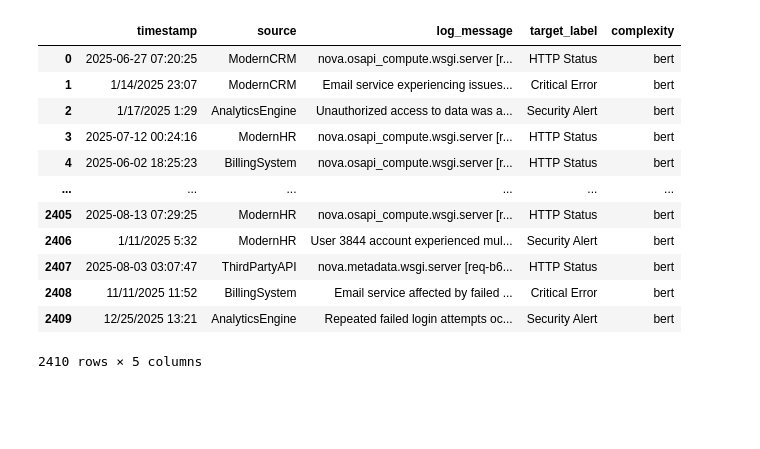
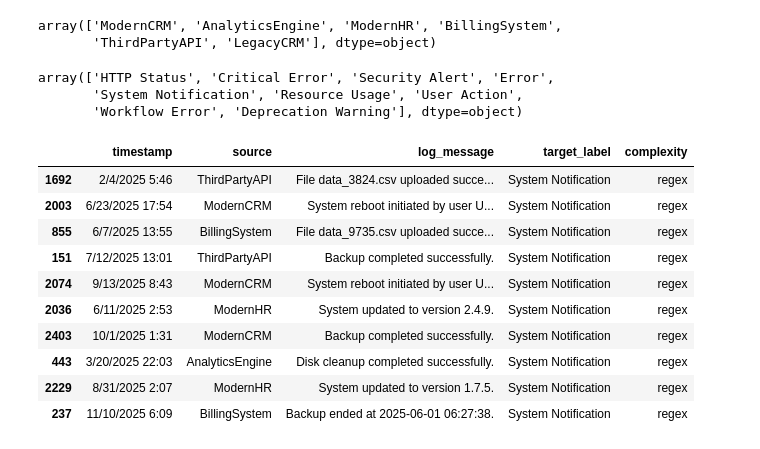
Before and after one commit to vanix056/Log-classification-system, a Jupyter notebook: training/training.ipynb, the cells around one changed output. Cells and saved outputs as stored; diff of their text form; code cells hidden in the pictures; blank space fills up the shorter version.

```diff
--- a/training/training.ipynb
+++ b/training/training.ipynb
@@ -3,17 +13,25 @@ import pandas as pd
-# %%
-df=pd.read_csv('dataset/synthetic_logs.csv')
-df
-# %% [output]
-|  | timestamp | source | log_message | target_label | complexity |
-| 0 | 2025-06-27 07:20:25 | ModernCRM | nova.osapi_compute.wsgi.server [r... | HTTP Status | bert |
-| 1 | 1/14/2025 23:07 | ModernCRM | Email service experiencing issues... | Critical Error | bert |
-| 2 | 1/17/2025 1:29 | AnalyticsEngine | Unauthorized access to data was a... | Security Alert | bert |
-| 3 | 2025-07-12 00:24:16 | ModernHR | nova.osapi_compute.wsgi.server [r... | HTTP Status | bert |
-| 4 | 2025-06-02 18:25:23 | BillingSystem | nova.osapi_compute.wsgi.server [r... | HTTP Status | bert |
-| ... | ... | ... | ... | ... | ... |
-| 2405 | 2025-08-13 07:29:25 | ModernHR | nova.osapi_compute.wsgi.server [r... | HTTP Status | bert |
-| 2406 | 1/11/2025 5:32 | ModernHR | User 3844 account experienced mul... | Security Alert | bert |
-| 2407 | 2025-08-03 03:07:47 | ThirdPartyAPI | nova.metadata.wsgi.server [req-b6... | HTTP Status | bert |
-| 2408 | 11/11/2025 11:52 | BillingSystem | Email service affected by failed ... | Critical Error | bert |
-| 2409 | 12/25/2025 13:21 | AnalyticsEngine | Repeated failed login attempts oc... | Security Alert | bert |
-2410 rows × 5 columns
+# %%
+df.source.unique()
+# %% [output]
+array(['ModernCRM', 'AnalyticsEngine', 'ModernHR', 'BillingSystem',
+       'ThirdPartyAPI', 'LegacyCRM'], dtype=object)
+# %%
+df.target_label.unique()
+# %% [output]
+array(['HTTP Status', 'Critical Error', 'Security Alert', 'Error',
+       'System Notification', 'Resource Usage', 'User Action',
+       'Workflow Error', 'Deprecation Warning'], dtype=object)
+# %%
+df[df.target_label=='System Notification'].sample(10)
+# %% [output]
+|  | timestamp | source | log_message | target_label | complexity |
+| 1692 | 2/4/2025 5:46 | ThirdPartyAPI | File data_3824.csv uploaded succe... | System Notification | regex |
+| 2003 | 6/23/2025 17:54 | ModernCRM | System reboot initiated by user U... | System Notification | regex |
+| 855 | 6/7/2025 13:55 | BillingSystem | File data_9735.csv uploaded succe... | System Notification | regex |
+| 151 | 7/12/2025 13:01 | ThirdPartyAPI | Backup completed successfully. | System Notification | regex |
+| 2074 | 9/13/2025 8:43 | ModernCRM | System reboot initiated by user U... | System Notification | regex |
+| 2036 | 6/11/2025 2:53 | ModernHR | System updated to version 2.4.9. | System Notification | regex |
+| 2403 | 10/1/2025 1:31 | ModernCRM | Backup completed successfully. | System Notification | regex |
+| 443 | 3/20/2025 22:03 | AnalyticsEngine | Disk cleanup completed successfully. | System Notification | regex |
+| 2229 | 8/31/2025 2:07 | ModernHR | System updated to version 1.7.5. | System Notification | regex |
+| 237 | 11/10/2025 6:09 | BillingSystem | Backup ended at 2025-06-01 06:27:38. | System Notification | regex |
```
Also changed, not shown: parts of 23 cells of this notebook, 1 other file.
